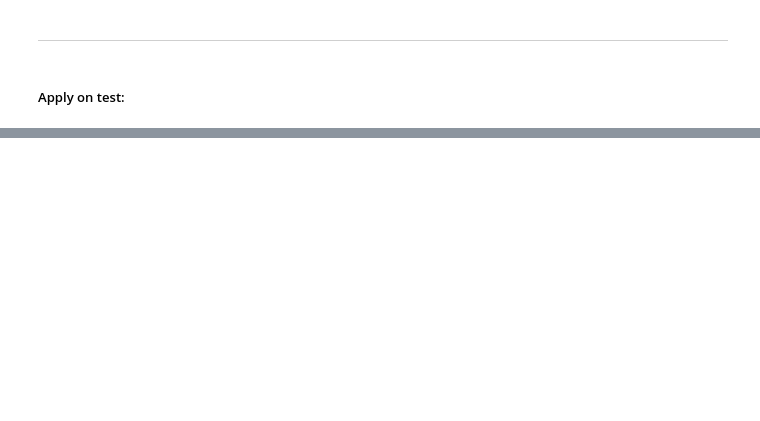
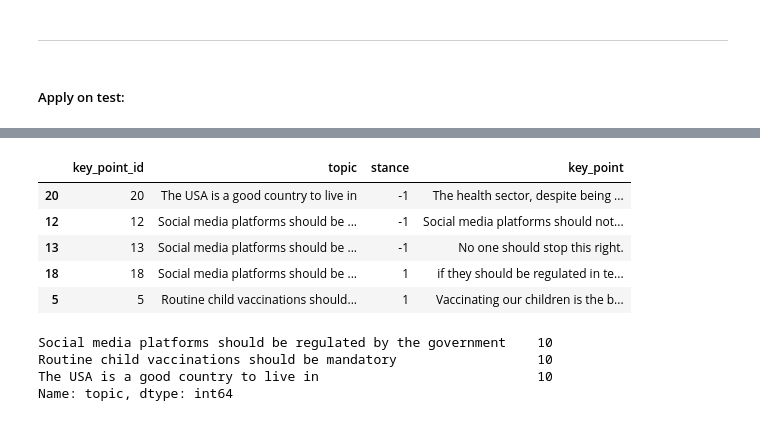
Before and after one commit to webis-de/argmining-21-keypoint-analysis-sharedtask-code, a Jupyter notebook: siamese-nn/src-ipynb/page-rank.ipynb, the cells around one changed output, grey strips where cells are left out. Drawn from its saved outputs; the diff is of its cells as text; code cells hidden in the pictures; blank space fills up the shorter version.

```diff
--- a/siamese-nn/src-ipynb/page-rank.ipynb
+++ b/siamese-nn/src-ipynb/page-rank.ipynb
@@ -233,6 +347,8 @@ scores_df.sort_values('score', ascending=False)
 -------------
 # %% [markdown]
 ##### Apply on test:
+# %%
+test_kps = pd.read_csv('../../KPA_2021_shared_task/test_data/key_points_test.csv')
 # %%
 test_args = pd.read_pickle('/workspace/ceph_data/keypoint-analysis-sharedtask/siamese-data/data-with-scores/test_args_with_scores.pkl')
 # %%
@@ -249,5 +365,5 @@ test_topics = test_args.groupby(['topic', 'stance']).agg({
     'sents_with_scores': lambda x: set([item for items in x for item in items])
 }).reset_index()
 # %%
-test_topics['ranked_sents'] = test_topics.apply(lambda row: apply_page_rank(row, p=0.2, min_quality_score=0.5, min_match_score=0.4), axis=1)
+test_topics['ranked_sents'] = test_topics.apply(lambda row: apply_page_rank(row, p=0.8, min_quality_score=0.8, min_match_score=0.8), axis=1)
 # %%
@@ -282,0 +389,3 @@ test_topics.head()
+# %%
+#adding gt-kps
+test_topics['gt-kps']= test_topics.apply(lambda row: test_kps[(test_kps.topic==row['topic']) & (test_kps.stance==row['stance'])]['key_point'].tolist(), axis=1)
@@ -285,6 +420,16 @@ keypoints_ds = []
 c = 0
 for i, row in test_topics.iterrows():
     for kp, score in row['ranked_kps'][0:5]:
-        keypoints_df.append([c, row['topic'], row['stance'], kp])
+        keypoints_ds.append([c, row['topic'], row['stance'], kp])
+        c+=1
 
-keypoints_df = pd.DataFrame(keypoints_df, columns=['key_point_id', 'topic', 'stance', 'key_point'])
+keypoints_df = pd.DataFrame(keypoints_ds, columns=['key_point_id', 'topic', 'stance', 'key_point'])
+# %%
+keypoints_df.sample(n=5).head()
+# %% [output]
+|  | key_point_id | topic | stance | key_point |
+| 20 | 20 | The USA is a good country to live in | -1 | The health sector, despite being ... |
+| 12 | 12 | Social media platforms should be ... | -1 | Social media platforms should not... |
+| 13 | 13 | Social media platforms should be ... | -1 | No one should stop this right. |
+| 18 | 18 | Social media platforms should be ... | 1 | if they should be regulated in te... |
+| 5 | 5 | Routine child vaccinations should... | 1 | Vaccinating our children is the b... |
@@ -290,0 +438,7 @@ keypoints_df = pd.DataFrame(keypoints_df, columns=['key_point_id', 'topic', 'sta
+# %%
+keypoints_df.topic.value_counts()
+# %% [output]
+Social media platforms should be regulated by the government    10
+Routine child vaccinations should be mandatory                  10
+The USA is a good country to live in                            10
+Name: topic, dtype: int64
```
Also changed, not shown: parts of 10 cells of this notebook, 1 other file.
